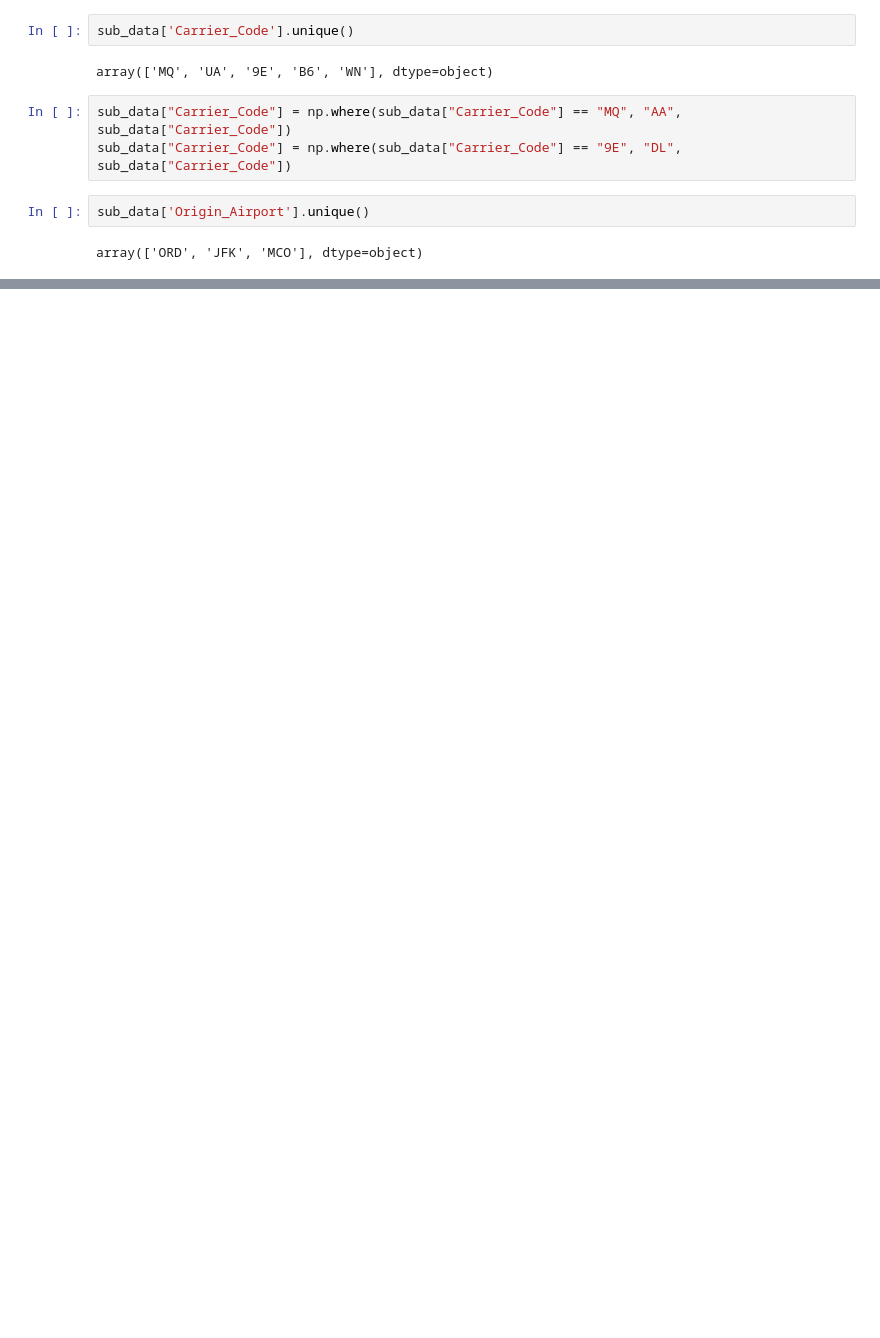
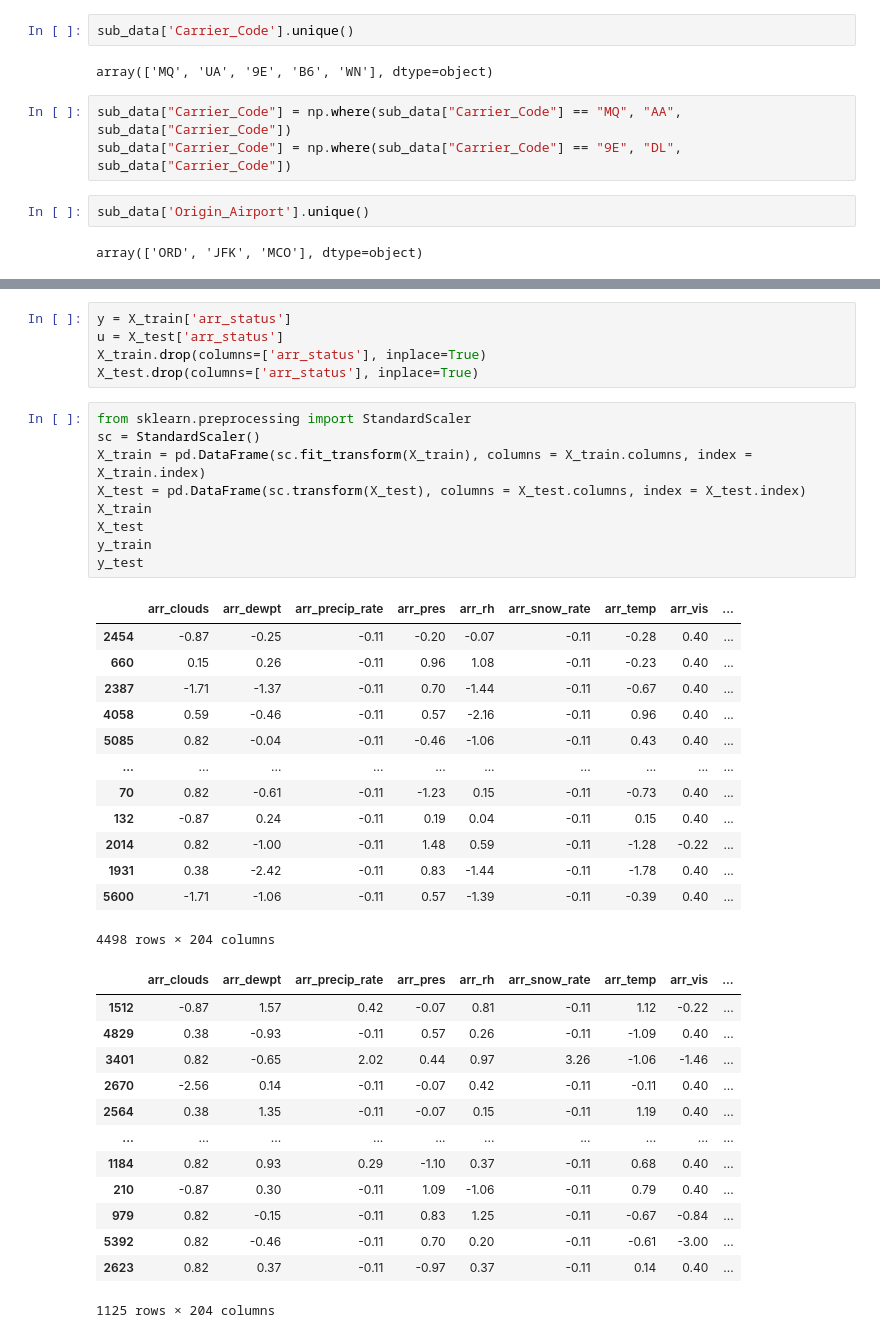
Before and after one commit to melvin1117/flight-predictions, a Jupyter notebook: analysis1.ipynb, the cells around one changed output, grey strips where cells are left out. Drawn from its saved outputs; the diff is of its cells as text; blank space fills up the shorter version.

```diff
--- a/analysis1.ipynb
+++ b/analysis1.ipynb
@@ -299,0 +381,41 @@ Name: arr_status, Length: 1125, dtype: int32
+# %%
+y = X_train['arr_status']
+u = X_test['arr_status']
+X_train.drop(columns=['arr_status'], inplace=True)
+X_test.drop(columns=['arr_status'], inplace=True)
+# %%
+from sklearn.preprocessing import StandardScaler
+sc = StandardScaler()
+X_train = pd.DataFrame(sc.fit_transform(X_train), columns = X_train.columns, index = X_train.index)
+X_test = pd.DataFrame(sc.transform(X_test), columns = X_test.columns, index = X_test.index)
+X_train
+X_test
+y_train
+y_test
+# %% [output]
+|  | arr_clouds | arr_dewpt | arr_precip_rate | arr_pres | arr_rh | arr_snow_rate | arr_temp | arr_vis | ... |
+| 2454 | -0.87 | -0.25 | -0.11 | -0.20 | -0.07 | -0.11 | -0.28 | 0.40 | ... |
+| 660 | 0.15 | 0.26 | -0.11 | 0.96 | 1.08 | -0.11 | -0.23 | 0.40 | ... |
+| 2387 | -1.71 | -1.37 | -0.11 | 0.70 | -1.44 | -0.11 | -0.67 | 0.40 | ... |
+| 4058 | 0.59 | -0.46 | -0.11 | 0.57 | -2.16 | -0.11 | 0.96 | 0.40 | ... |
+| 5085 | 0.82 | -0.04 | -0.11 | -0.46 | -1.06 | -0.11 | 0.43 | 0.40 | ... |
+| ... | ... | ... | ... | ... | ... | ... | ... | ... | ... |
+| 70 | 0.82 | -0.61 | -0.11 | -1.23 | 0.15 | -0.11 | -0.73 | 0.40 | ... |
+| 132 | -0.87 | 0.24 | -0.11 | 0.19 | 0.04 | -0.11 | 0.15 | 0.40 | ... |
+| 2014 | 0.82 | -1.00 | -0.11 | 1.48 | 0.59 | -0.11 | -1.28 | -0.22 | ... |
+| 1931 | 0.38 | -2.42 | -0.11 | 0.83 | -1.44 | -0.11 | -1.78 | 0.40 | ... |
+| 5600 | -1.71 | -1.06 | -0.11 | 0.57 | -1.39 | -0.11 | -0.39 | 0.40 | ... |
+4498 rows × 204 columns
+|  | arr_clouds | arr_dewpt | arr_precip_rate | arr_pres | arr_rh | arr_snow_rate | arr_temp | arr_vis | ... |
+| 1512 | -0.87 | 1.57 | 0.42 | -0.07 | 0.81 | -0.11 | 1.12 | -0.22 | ... |
+| 4829 | 0.38 | -0.93 | -0.11 | 0.57 | 0.26 | -0.11 | -1.09 | 0.40 | ... |
+| 3401 | 0.82 | -0.65 | 2.02 | 0.44 | 0.97 | 3.26 | -1.06 | -1.46 | ... |
+| 2670 | -2.56 | 0.14 | -0.11 | -0.07 | 0.42 | -0.11 | -0.11 | 0.40 | ... |
+| 2564 | 0.38 | 1.35 | -0.11 | -0.07 | 0.15 | -0.11 | 1.19 | 0.40 | ... |
+| ... | ... | ... | ... | ... | ... | ... | ... | ... | ... |
+| 1184 | 0.82 | 0.93 | 0.29 | -1.10 | 0.37 | -0.11 | 0.68 | 0.40 | ... |
+| 210 | -0.87 | 0.30 | -0.11 | 1.09 | -1.06 | -0.11 | 0.79 | 0.40 | ... |
+| 979 | 0.82 | -0.15 | -0.11 | 0.83 | 1.25 | -0.11 | -0.67 | -0.84 | ... |
+| 5392 | 0.82 | -0.46 | -0.11 | 0.70 | 0.20 | -0.11 | -0.61 | -3.00 | ... |
+| 2623 | 0.82 | 0.37 | -0.11 | -0.97 | 0.37 | -0.11 | 0.14 | 0.40 | ... |
+1125 rows × 204 columns
```
Also changed, not shown: parts of 18 cells of this notebook, 9 other files.
